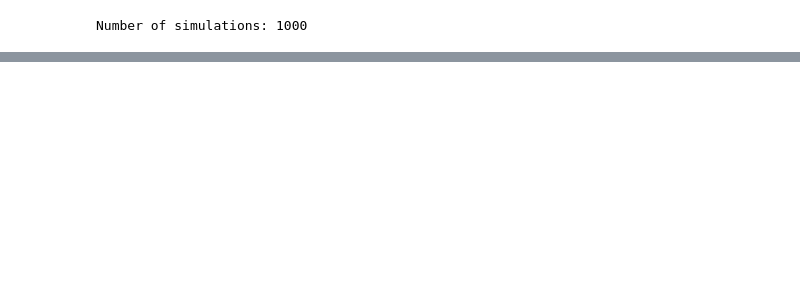
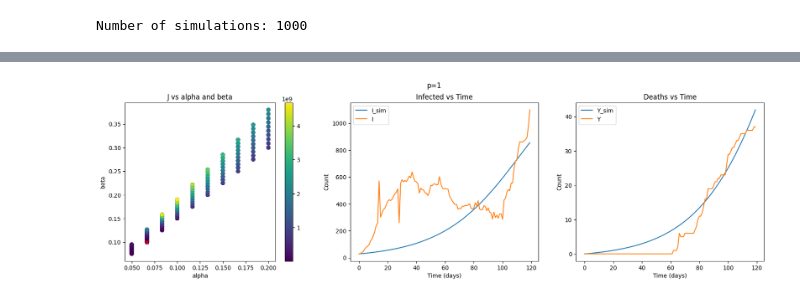
Before and after one commit to Ghostbrush/Epidemiology-Project-Analysis-of-S.F.-D.C.-COVID-Data, a Jupyter notebook: HW2.ipynb, the cells around one changed output, grey strips where cells are left out. Drawn from its saved outputs; the diff is of its cells as text; code cells hidden in the pictures; blank space fills up the shorter version.

```diff
--- a/HW2.ipynb
+++ b/HW2.ipynb
@@ -53,10 +58,10 @@ accumulated_deaths_after_t0 = accumulated_deaths[t_deaths_0:t_deaths_0+T_max+1]
 
 omegas = []
 for alpha in np.linspace(0.05, 0.2, 10):
-    for f0 in np.linspace(1.5, 1.9, 10):
-        beta = alpha * f0
+    for r0 in np.linspace(1.5, 1.9, 10):
+        beta = alpha * r0
         for p in np.linspace(0.02, 0.1, 10):
-            omegas.append((alpha, beta, p * population))
+            omegas.append((alpha, beta, r0, p * population))
 
 print(f"Number of simulations: {len(omegas)}")
 # %% [output]
@@ -64,17 +71,17 @@ Number of simulations: 1000
 # %%
-def f(y, t, alpha, beta):
+def f(y, t, alpha, beta, N):
     S, I, R = y
-    d0 = -alpha * S * I  # derivative of S(t)
-    d1 = alpha * S * I - beta * I  # derivative of I(t)
-    d2 = beta * I  # derivative of R(t)
+    d0 = -beta * S * I/N  # derivative of S(t)
+    d1 = beta * S * I/N - alpha * I  # derivative of I(t)
+    d2 = alpha * I  # derivative of R(t)
     return [d0, d1, d2]
 
 
 def SIR_simulation(alpha, beta, N):
-    y_0 = [1, I[0] / N, 0]  # Susceptible, Infected, Recovered
+    y_0 = [N, I[0], 0]  # Susceptible, Infected, Recovered
 
     t = np.arange(start=1, stop=T_max+1.01, step=0.01)
-    y = odeint(partial(f, alpha=alpha, beta=beta), y_0, t)
+    y = odeint(partial(f, alpha=alpha, beta=beta, N=N), y_0, t)
     y = y[::100]
 
-    return y[:, 0] * N, y[:, 1] * N, y[:, 2] * N
+    return y[:, 0], y[:, 1], y[:, 2]
@@ -81,32 +90,60 @@ def SIR_simulation(alpha, beta, N):
 # %%
-# p = [1, 2, np.inf]
-p = 1
-lambda_ = 1
-minimum = None
-all_results = []
+ps = [1, 2, np.inf]
 
-for alpha, beta, N in omegas:
+for p in ps:
+    lambda_ = 1
+    minimum = None
+    all_results = []
+
+    for alpha, beta, r0, N in omegas:
+        S_sim, I_sim, R_sim = SIR_simulation(alpha, beta, N)
+        gamma = least_squares(lambda x: np.linalg.norm(accumulated_deaths[:T_max+1] - x * R_sim, ord=p), 1, bounds=(0, 1))
+        gamma = gamma.x[0]
+
+        if p != np.inf:
+            J = np.sum((I - I_sim) ** 2) + lambda_ * np.sum((accumulated_deaths[:T_max+1] - gamma * R_sim) ** 2)
+        else:
+            J = np.max(np.abs(I - I_sim)) + lambda_ * np.max(np.abs(accumulated_deaths[:T_max+1] - gamma * R_sim))
+
+        if minimum is None or J < minimum[0]:
+            minimum = (J, alpha, beta, r0, N, gamma)
+
+        all_results.append((J, alpha, beta, r0, N, gamma))
+
+    J, alpha, beta, r0, N, gamma = minimum
+    all_results = np.array(all_results)
+
+    print(f"[p={p}] alpha: {alpha}, beta: {beta}, r0: {r0}, N: {N}, gamma: {gamma}, J: {J}")
+
+    # Sub Question (2)
+    plt.figure()
+    fig, (ax1, ax2, ax3) = plt.subplots(1, 3, figsize=(20, 5))
+    plt.suptitle(f"p={p}")
+
+    temp = ax1.scatter(all_results[:, 1], all_results[:, 2], c=all_results[:, 0])
+    ax1.scatter(alpha, beta, c="red", marker="x")
+    ax1.set_xlabel("alpha")
+    ax1.set_ylabel("beta")
+    ax1.set_title("J vs alpha and beta")
+    fig.colorbar(temp, ax=ax1)
+    # ax1.clim(np.min(all_results[:, 0]), np.max(all_results[:, 0]))
+
+    # Sub Question (3)
     S_sim, I_sim, R_sim = SIR_simulation(alpha, beta, N)
-    # gamma = np.argmin
-    # accumulated_deaths - R_sim
-    # solve gamma = argmin gamma ||accumulated_deaths - gamma*R_sim||_p
-    gamma = least_squares(lambda x: np.linalg.norm(accumulated_deaths_after_t0 - x * R_sim, ord=p), 1, bounds=(0, 1))
-    gamma = gamma.x[0]
-    # print(f"alpha: {alpha}, beta: {beta}, N: {N}, gamma: {gamma}")
-    # J = np.linalg.norm(accumulated_deaths[:T_max+1] - gamma * R_sim, ord=p) ** p
-    summation = 0
-    for i in range(T_max+1):
-        summation += (I[i] - I_sim[i]) ** 2
 
-    for i in range(T_max+1):
-        summation += lambda_ * (accumulated_deaths_after_t0[i] - gamma * R_sim[i]) ** 2
+    ax2.plot(I_sim, label="I_sim")
+    ax2.plot(I, label="I")
+    ax2.legend()
+    ax2.set_xlabel("Time (days)")
+    ax2.set_ylabel("Count")
+    ax2.set_title("Infected vs Time")
 
-    if minimum is None or summation < minimum[0]:
-        minimum = (summation, alpha, beta, N, gamma)
+    ax3.plot(gamma * R_sim, label="Y_sim")
+    ax3.plot(accumulated_deaths[:T_max+1], label="Y")
+    ax3.legend()
+    ax3.set_xlabel("Time (days)")
+    ax3.set_ylabel("Count")
+    ax3.set_title("Deaths vs Time")
 
-    all_results.append((summation, alpha, beta, N, gamma))
-
-J, alpha, beta, N, gamma = minimum
-all_results = np.array(all_results)
-print(f"alpha: {alpha}, beta: {beta}, N: {N}, gamma: {gamma}, J: {J}")
+    plt.show()
 # %% [output]
@@ -113,0 +152 @@ alpha: 0.05, beta: 0.07500000000000001, N: 88154.90000000001, gamma: 0.626791821
+[figure, added]
```
Also changed, not shown: parts of 16 cells of this notebook.
